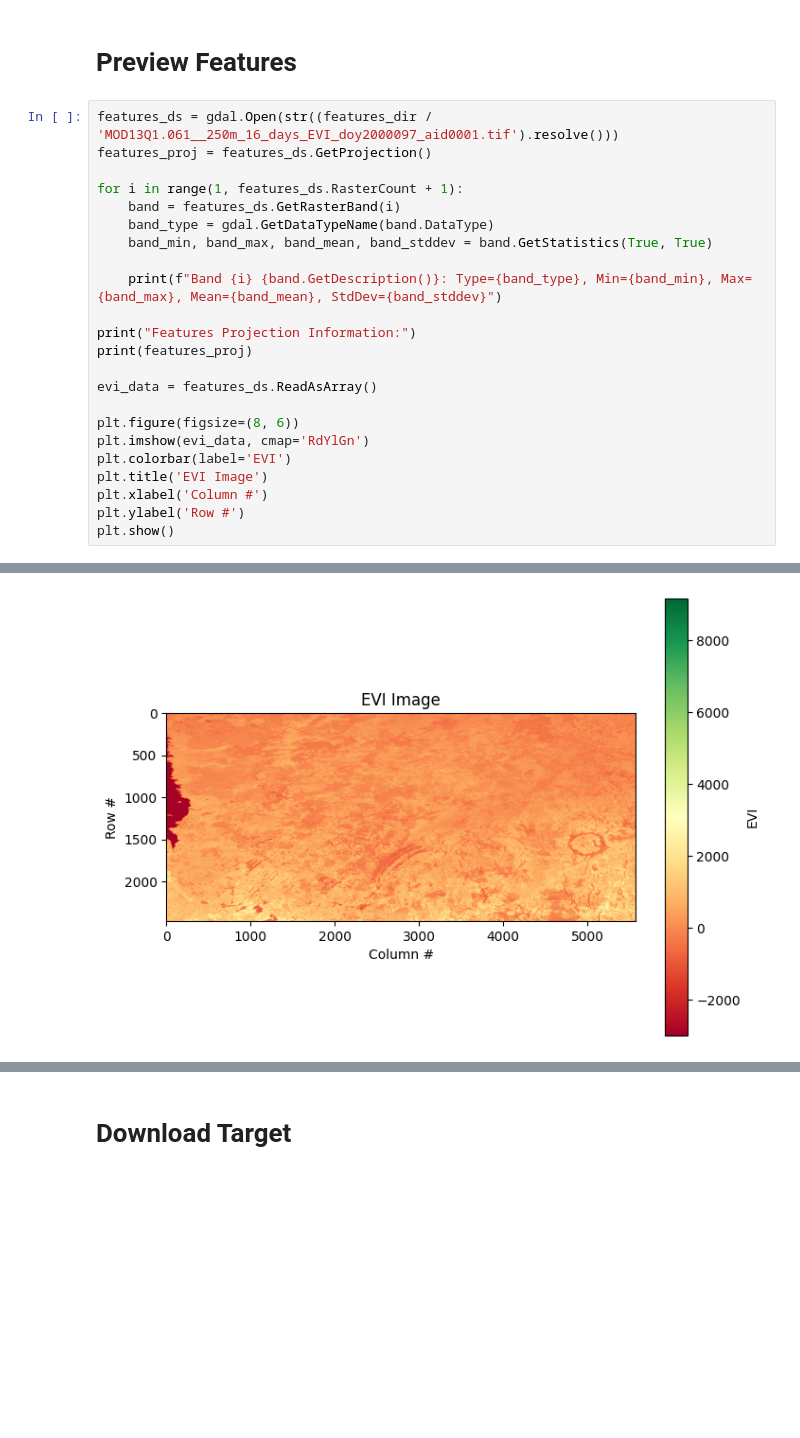
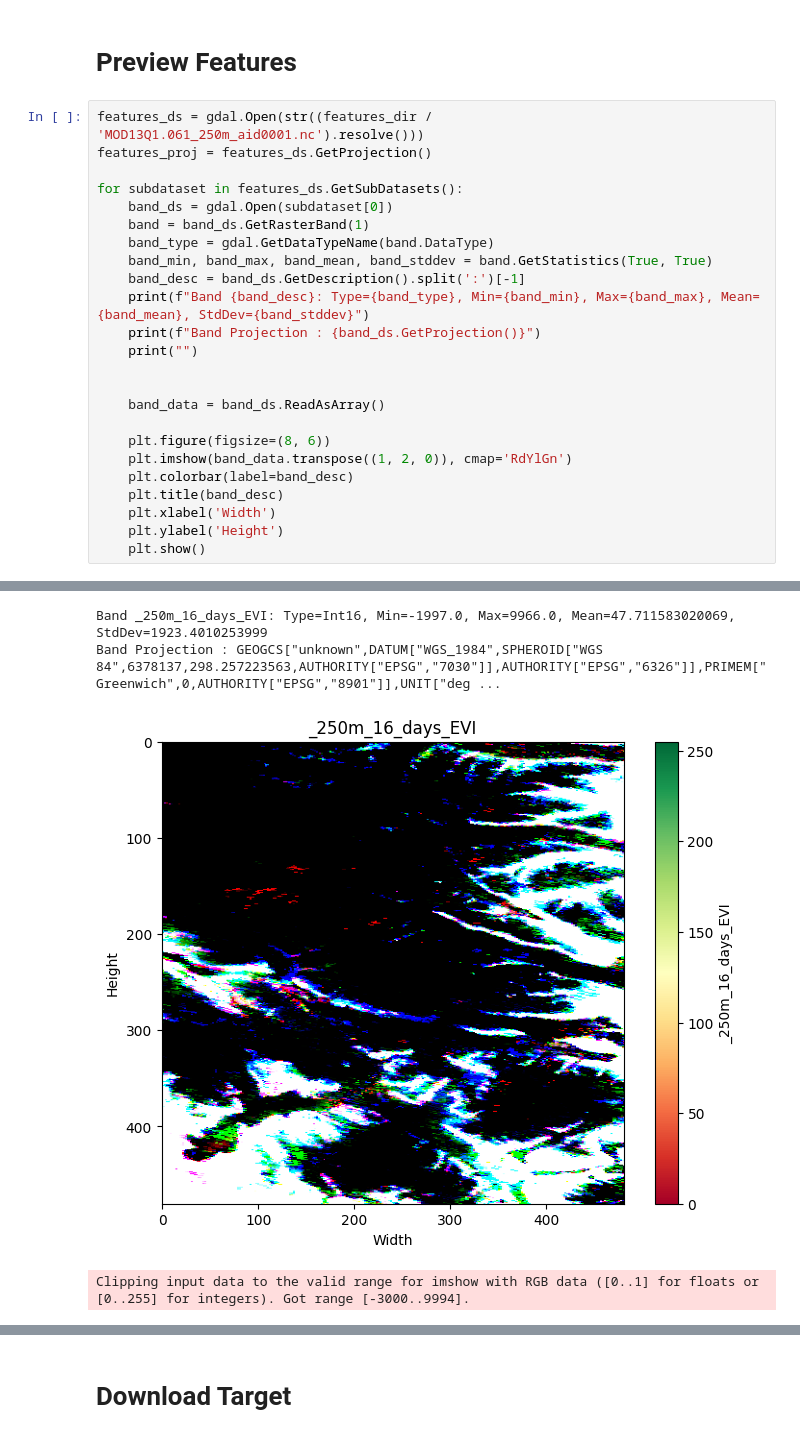
Before and after one commit to AlexandreBrown/WildfirePrediction, a Jupyter notebook: download_data.ipynb, the cells around one changed output, grey strips where cells are left out. Drawn from its saved outputs; the diff is of its cells as text; blank space fills up the shorter version.

```diff
--- a/download_data.ipynb
+++ b/download_data.ipynb
@@ -376,26 +376,27 @@ Downloaded files can be found at: data/features
 # %% [markdown]
 # Preview Features
 # %%
-features_ds = gdal.Open(str((features_dir / 'MOD13Q1.061__250m_16_days_EVI_doy2000097_aid0001.tif').resolve()))
+features_ds = gdal.Open(str((features_dir / 'MOD13Q1.061_250m_aid0001.nc').resolve()))
 features_proj = features_ds.GetProjection()
 
-for i in range(1, features_ds.RasterCount + 1):
-    band = features_ds.GetRasterBand(i)
+for subdataset in features_ds.GetSubDatasets():
+    band_ds = gdal.Open(subdataset[0])
+    band = band_ds.GetRasterBand(1)
     band_type = gdal.GetDataTypeName(band.DataType)
     band_min, band_max, band_mean, band_stddev = band.GetStatistics(True, True)
+    band_desc = band_ds.GetDescription().split(':')[-1]
+    print(f"Band {band_desc}: Type={band_type}, Min={band_min}, Max={band_max}, Mean={band_mean}, StdDev={band_stddev}")
+    print(f"Band Projection : {band_ds.GetProjection()}")
+    print("")
 
-    print(f"Band {i} {band.GetDescription()}: Type={band_type}, Min={band_min}, Max={band_max}, Mean={band_mean}, StdDev={band_stddev}")
 
-print("Features Projection Information:")
-print(features_proj)
+    band_data = band_ds.ReadAsArray()
 
-evi_data = features_ds.ReadAsArray()
-
-plt.figure(figsize=(8, 6))
-plt.imshow(evi_data, cmap='RdYlGn')
-plt.colorbar(label='EVI')
-plt.title('EVI Image')
-plt.xlabel('Column #')
-plt.ylabel('Row #')
-plt.show()
+    plt.figure(figsize=(8, 6))
+    plt.imshow(band_data.transpose((1, 2, 0)), cmap='RdYlGn')
+    plt.colorbar(label=band_desc)
+    plt.title(band_desc)
+    plt.xlabel('Width')
+    plt.ylabel('Height')
+    plt.show()
 # %% [output]
@@ -405 +404,4 @@ GEOGCS["WGS 84",DATUM["WGS_1984",SPHEROID["WGS 84",6378137,298.257223563,AUTHORI
+Band _250m_16_days_EVI: Type=Int16, Min=-1997.0, Max=9966.0, Mean=47.711583020069, StdDev=1923.4010253999
+Band Projection : GEOGCS["unknown",DATUM["WGS_1984",SPHEROID["WGS 84",6378137,298.257223563,AUTHORITY["EPSG","7030"]],AUTHORITY["EPSG","6326"]],PRIMEM["Greenwich",0,AUTHORITY["EPSG","8901"]],UNIT["deg ...
-[figure, old version]
+[figure, new version]
+Clipping input data to the valid range for imshow with RGB data ([0..1] for floats or [0..255] for integers). Got range [-3000..9994].
```
Also changed, not shown: parts of 3 cells of this notebook.
